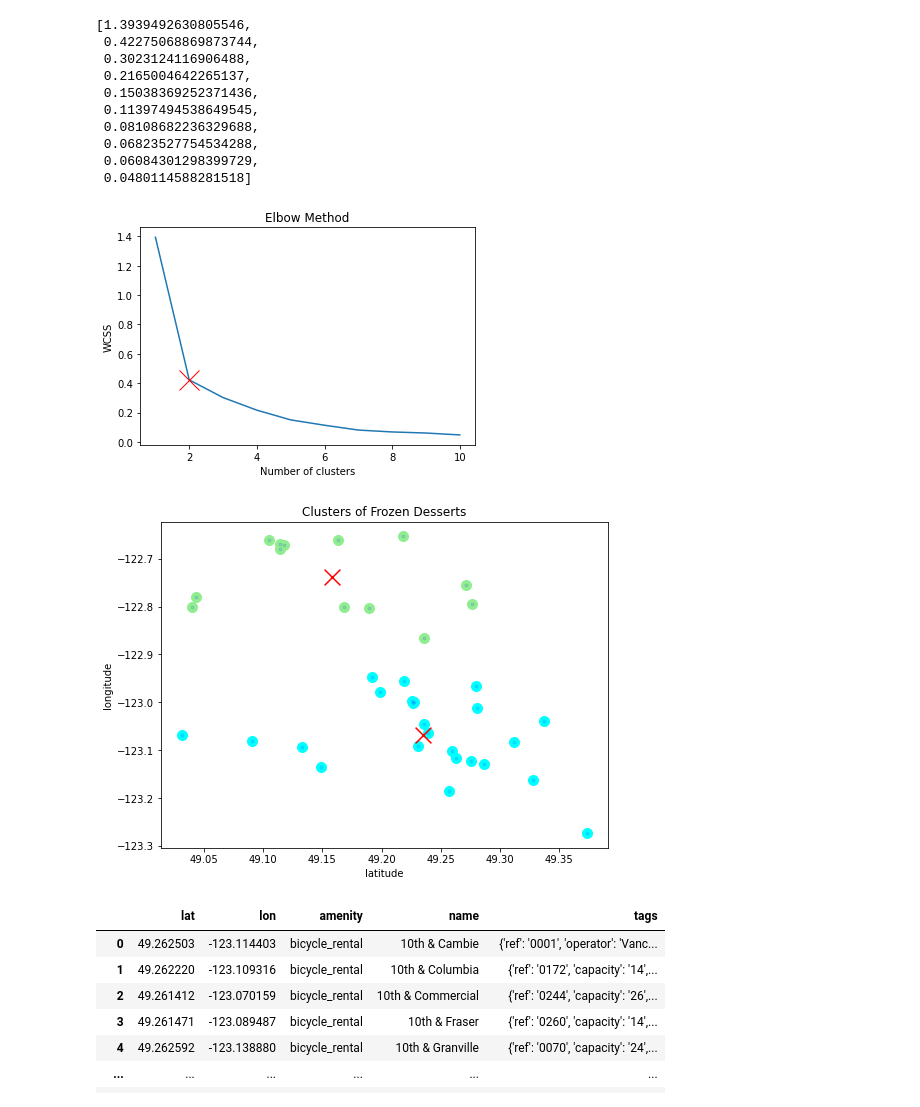
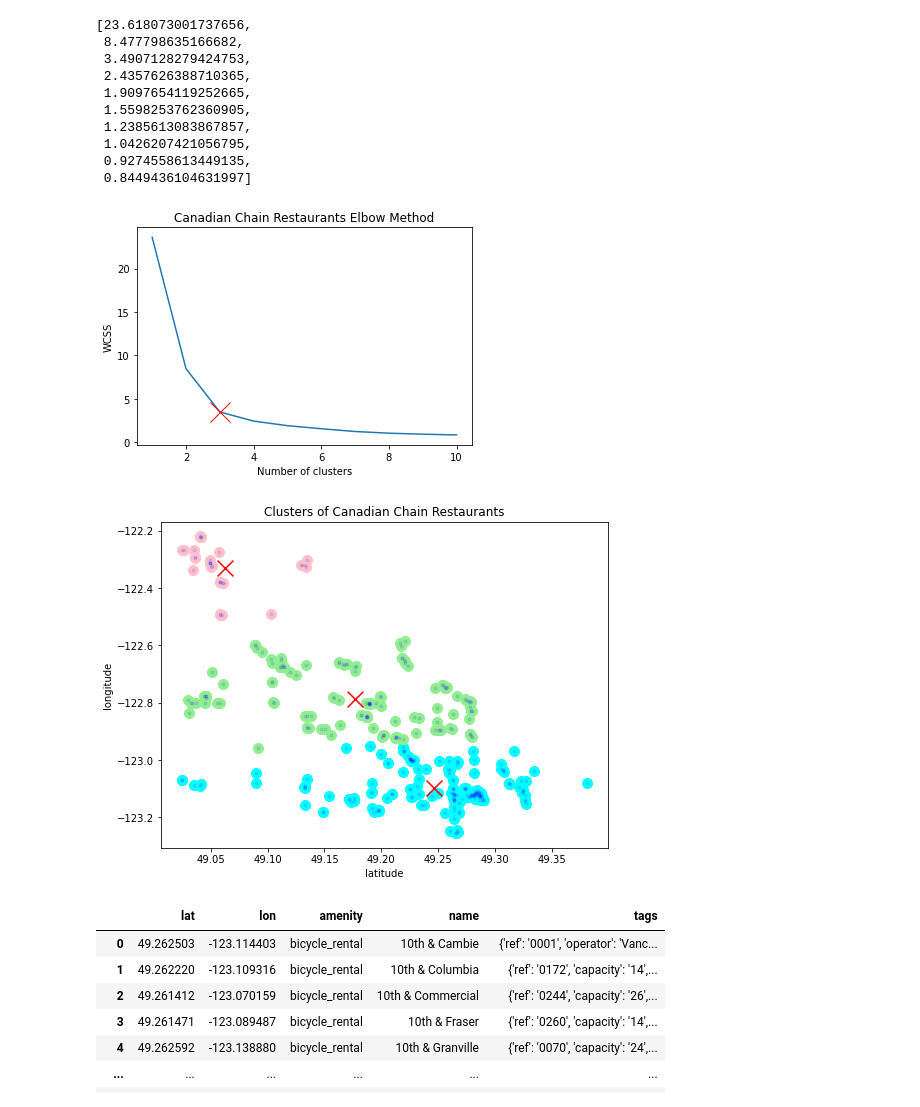
Before and after one commit to amayzheng98/Vancouver-Amenities-Cleaner, a Jupyter notebook: cluster-nearest-hotels.ipynb, the cells around one changed output. Drawn from its saved outputs; the diff is of its cells as text; code cells hidden in the pictures.

Commit message:
renamed amenities on web app and deleted fluff in ipynb files

```diff
--- a/cluster-nearest-hotels.ipynb
+++ b/cluster-nearest-hotels.ipynb
@@ -8,7 +8,7 @@ import matplotlib.pyplot as plt
 # finding clusters of amenities and their centers for optimal hotel booking locations
 # %%
 # What if I want to book a hotel based on nearest frozen dessert places?
-frozen_dessert_amenities = pd.read_json('frozen_desserts.json', lines=True)
-frozen_dessert_amenities
+chain_restaurants_amenities = pd.read_json('chain-resturants-vancouver.json', lines=True)
+chain_restaurants_amenities
 # %% [output]
 |  | lat | lon | amenity | name | tags | closest_name |
@@ -31,5 +27,5 @@ frozen_dessert_amenities
 # %%
-X = frozen_dessert_amenities[['lat','lon']].values
+X = chain_restaurants_amenities[['lat','lon']].values
 # use Within-Cluster-Sum-of-Squares (WCSS)
 wcss=[]
 # %%
@@ -40,42 +36,43 @@ for i in range(1,11):
     wcss.append(kmeans.inertia_)
 wcss
 # %% [output]
-[1.3939492630805546,
- 0.42275068869873744,
- 0.3023124116906488,
- 0.2165004642265137,
- 0.15038369252371436,
- 0.11397494538649545,
- 0.08108682236329688,
- 0.06823527754534288,
- 0.06084301298399729,
- 0.0480114588281518]
+[23.618073001737656,
+ 8.477798635166682,
+ 3.4907128279424753,
+ 2.4357626388710365,
+ 1.9097654119252665,
+ 1.5598253762360905,
+ 1.2385613083867857,
+ 1.0426207421056795,
+ 0.9274558613449135,
+ 0.8449436104631997]
 # %%
 plt.plot(range(1,11), wcss)
-plt.title('Elbow Method')
+plt.title('Canadian Chain Restaurants Elbow Method')
 plt.xlabel('Number of clusters')
 plt.ylabel('WCSS')
-plt.plot(2, 0.42275068869873744, color='red', marker = 'x', markersize=20, alpha=1)
+plt.plot(3, 3.4907128279424753, color='red', marker = 'x', markersize=20, alpha=1)
 plt.show()
 # %% [output]
-[figure, old version]
+[figure, new version]
 # %%
-# graph shows cluster = 2 is a good number
-kmeans = KMeans(n_clusters=2, init ='k-means++')
+# graph shows cluster = 3 is a good number
+kmeans = KMeans(n_clusters=3, init ='k-means++')
 y_kmeans = kmeans.fit_predict(X)
 # %%
 plt.figure(figsize=(8, 6))
-plt.plot(frozen_dessert_amenities['lat'], frozen_dessert_amenities['lon'], 'b.', alpha=0.1)
+plt.plot(chain_restaurants_amenities['lat'], chain_restaurants_amenities['lon'], 'b.', alpha=0.1)
 plt.scatter(X[y_kmeans==0, 0], X[y_kmeans==0, 1], s=100, c='cyan', label ='Cluster 1')
 plt.scatter(X[y_kmeans==1, 0], X[y_kmeans==1, 1], s=100, c='lightgreen', label ='Cluster 2')
+plt.scatter(X[y_kmeans==2, 0], X[y_kmeans==2, 1], s=100, c='pink', label ='Cluster 3')
 plt.scatter(kmeans.cluster_centers_[:, 0], kmeans.cluster_centers_[:, 1], s=250, c='red', marker='x', label = 'Centroids',alpha=1)
-plt.title('Clusters of Frozen Desserts')
+plt.title('Clusters of Canadian Chain Restaurants')
 plt.xlabel('latitude')
 plt.ylabel('longitude')
 plt.show()
-frozen_desserts_center = kmeans.cluster_centers_
+food_chains_center = kmeans.cluster_centers_
 # %% [output]
-[figure, old version]
+[figure, new version]
 # %%
 # What if I want to book a hotel based on the convenience of transportation amenities?
 transport_amenities = pd.read_json('transportation-amenities-vancouver.json', lines=True)
```
Also changed, not shown: parts of 18 cells of this notebook, 2 other files.
